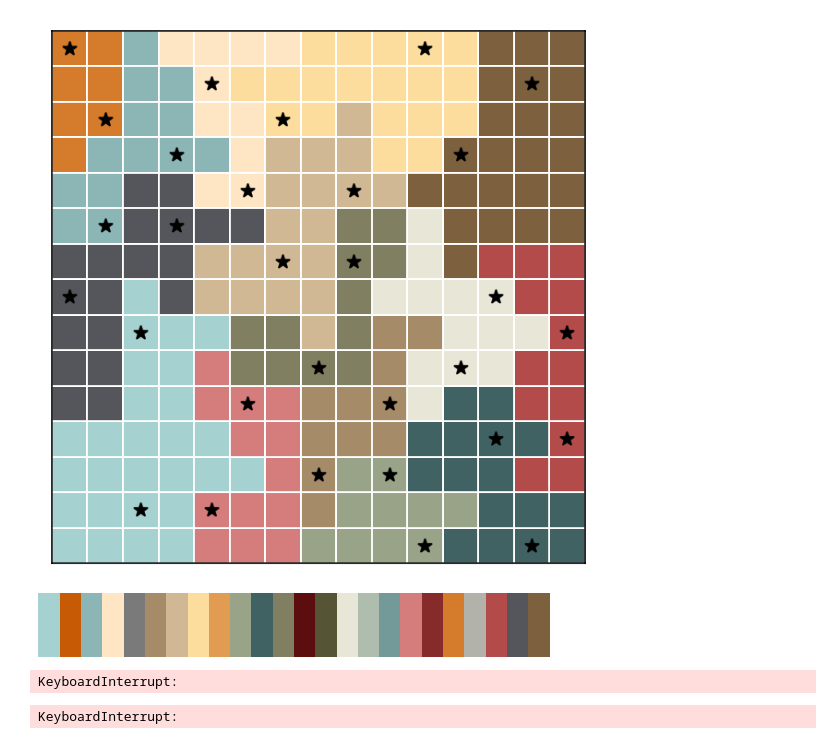
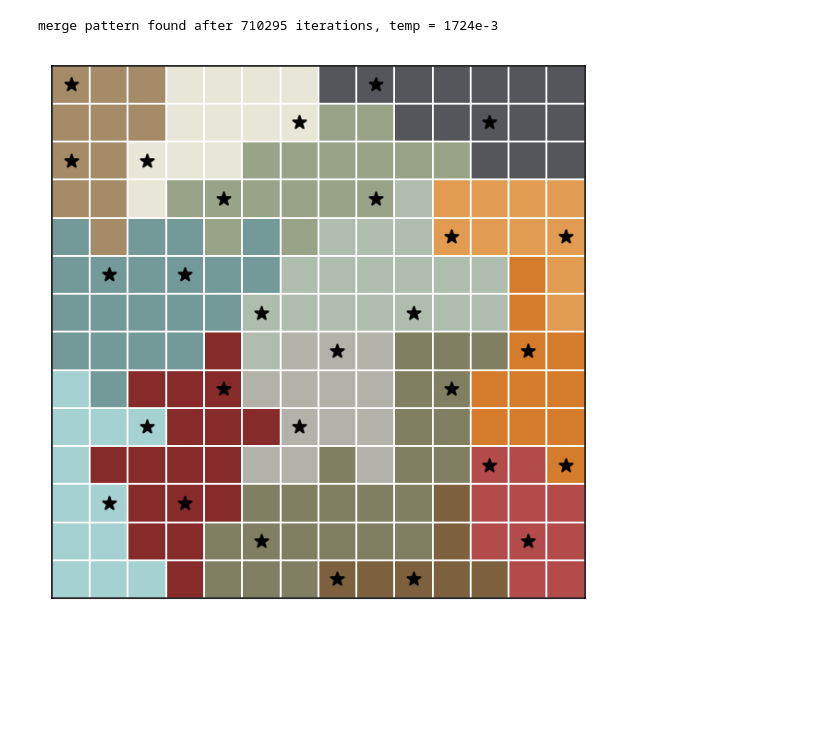
Before and after one commit to trevor-chan/n-trees, a Jupyter notebook: generator.ipynb, the cells around one changed output. Drawn from its saved outputs; the diff is of its cells as text; code cells hidden in the pictures; blank space fills up the shorter version.

```diff
--- a/generator.ipynb
+++ b/generator.ipynb
@@ -39,5 +59,5 @@ time = 0.5745551586151123
 # %%
-trees = plant_trees(15, 2, maxiter = 1000000)
+trees = fast_generator.plant_trees(14, 2, maxiter = 1000000)
 
 plt.imshow(trees)
 # %% [output]
@@ -61,0 +67,3 @@ merge pattern found after 136048 iterations, temp = 0.9674907981407819
+# %%
+singular_roots = fast_generator.generate_singular_roots(trees)
+plt.imshow(singular_roots)
@@ -62,8 +79,10 @@ merge pattern found after 136048 iterations, temp = 0.9674907981407819
+# %%
+roots = fast_generator.merge_roots(singular_roots, temp=1.5, maxiter=1000000)
+# %% [output]
+merge pattern found after 710295 iterations, temp = 1724e-3
+# %%
+forest = np.stack((trees,roots))
 # %%
-plot_forest(merged, trees, solution=True, cmap=desert_cmap())
+fast_generator.plot_forest(forest, solution=True, cmap=desert_cmap())
 # %% [output]
-[figure, old version]
+[figure, new version]
-# %%
-desert_cmap()
-# %% [output]
-[figure, removed]
@@ -158,8 +88,0 @@ def plant_trees(d, n, maxiter = 1000000):
-# %%
-plant_trees(10, 2, maxiter = 1000000)
-# %% [output]
-KeyboardInterrupt:
-# %%
-jit(plant_trees(10, 2, maxiter = 1000000))
-# %% [output]
-KeyboardInterrupt:
```
Also changed, not shown: parts of 22 cells of this notebook, 3 other files.
